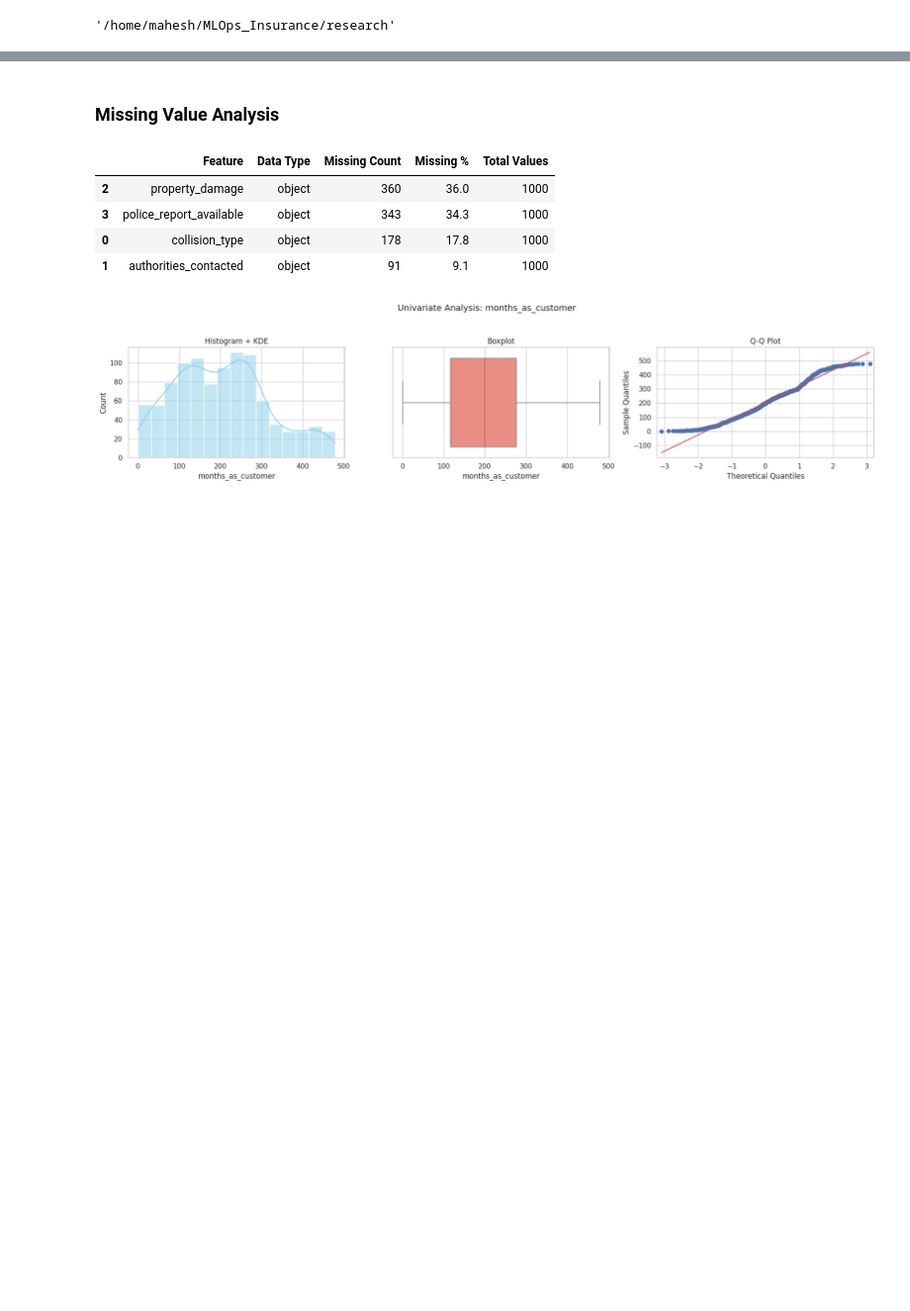
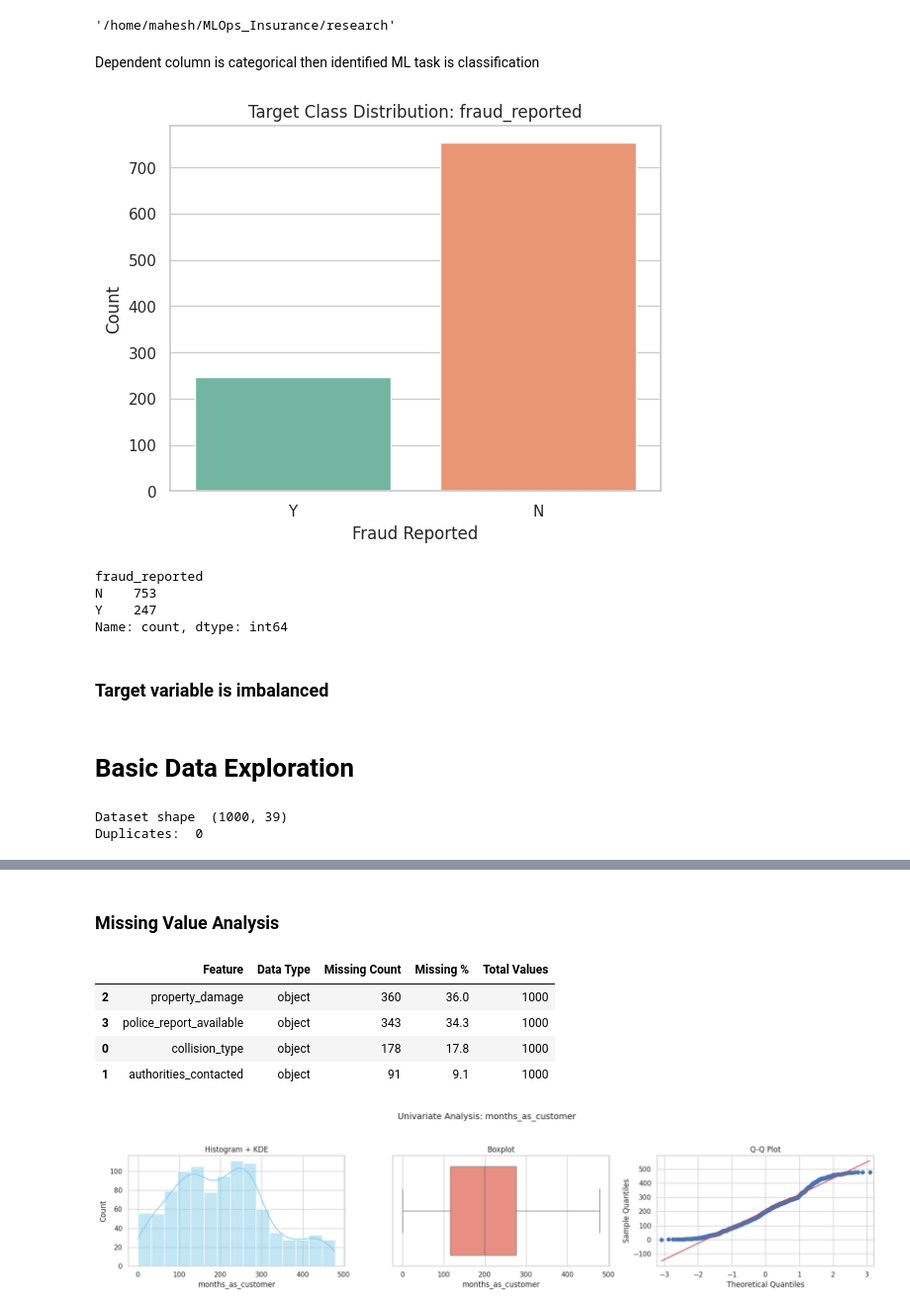
Before and after one commit to maheshpachpande/MLOps_Insurance, a Jupyter notebook: research/exploratory_data_analysis.ipynb, the cells around one changed output, grey strips where cells are left out. Shown at 99% size. Cells and saved outputs as stored; diff of their text form; code cells hidden in the pictures; blank space fills up the shorter version.

```diff
--- a/research/exploratory_data_analysis.ipynb
+++ b/research/exploratory_data_analysis.ipynb
@@ -16,3 +18,33 @@ df = pd.read_csv(
     na_values=["NA", "?"],
     parse_dates=["policy_bind_date", "incident_date"]  # Replace with your actual column name
 )
+# %% [markdown]
+Dependent column is categorical then identified ML task is classification
+# %%
+import seaborn as sns
+import matplotlib.pyplot as plt
+
+sns.countplot(data=df, x='fraud_reported', hue='fraud_reported', palette='Set2', legend=False)
+plt.title("Target Class Distribution: fraud_reported")
+plt.xlabel("Fraud Reported")
+plt.ylabel("Count")
+plt.show()
+# %% [output]
+[figure, added]
+# %%
+df['fraud_reported'].value_counts()
+# %% [output]
+fraud_reported
+N    753
+Y    247
+Name: count, dtype: int64
+# %% [markdown]
+### Target variable is imbalanced
+# %% [markdown]
+# Basic Data Exploration
+# %%
+print("Dataset shape ", df.shape)
+print("Duplicates: ", df.duplicated().sum())
+# %% [output]
+Dataset shape  (1000, 39)
+Duplicates:  0
```
Also changed, not shown: parts of 40 cells of this notebook, 7 other files.
